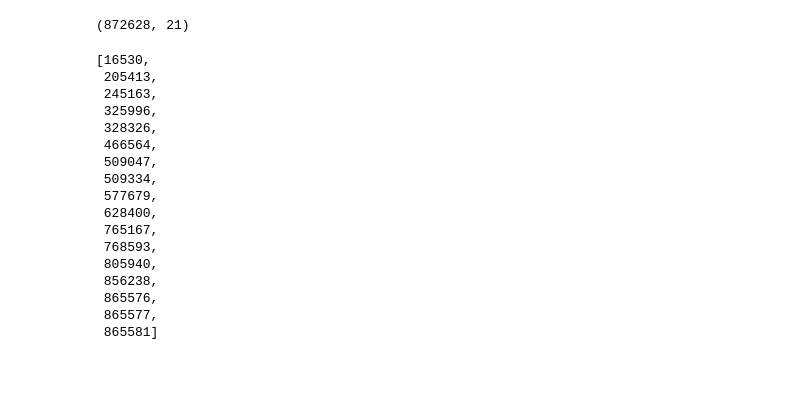
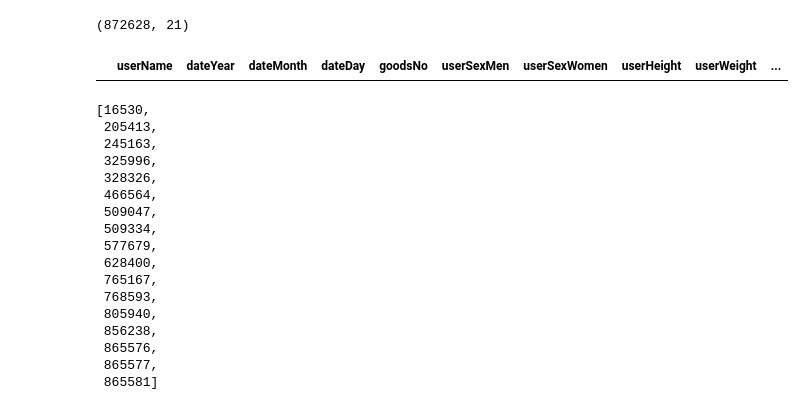
Before and after one commit to yoonjung1205/SSAFit, a Jupyter notebook: data/DataCrawling/Data/User/Preprocession Review Data.ipynb, the cells around one changed output. Drawn from its saved outputs; the diff is of its cells as text; code cells hidden in the pictures; blank space fills up the shorter version.

```diff
--- a/data/DataCrawling/Data/User/Preprocession Review Data.ipynb
+++ b/data/DataCrawling/Data/User/Preprocession Review Data.ipynb
@@ -1982,7 +1982,7 @@ df_outer.shape
 # %% [markdown]
 ### 탈퇴 인원 제거
 # %%
-df_outer.dropna(subset="userName", axis=0, inplace=True)
+df_outer.dropna(subset=["userName"], axis=0, inplace=True)
 df_outer = df_outer.reset_index(drop=True)
 # %%
 df_outer.shape
@@ -1991,7 +1991,7 @@ df_outer.shape
 # %% [markdown]
 ### Date를 년, 월, 일로 등분
 # %%
-df_outer.dropna(subset="date", axis=0, inplace=True)
+df_outer.dropna(subset=["date"], axis=0, inplace=True)
 # %%
 df_outer.shape
 # %% [output]
@@ -2122,6 +2122,10 @@ df_outer.dropna(subset=["userHeight", "userWeight"], axis=0, inplace=True)
 df_outer.shape
 # %% [output]
 (872628, 21)
+# %%
+df_outer[df_outer.userHeight=='<br/>']
+# %% [output]
+|  | userName | dateYear | dateMonth | dateDay | goodsNo | userSexMen | userSexWomen | userHeight | userWeight | ... |
 # %%
 df_outer.userHeight = df_outer.userHeight.apply(lambda x: x.replace("cm", "").replace(" ", ""))
 df_outer.userHeight = df_outer.userHeight.astype('int64')
```
Also changed, not shown: parts of 7 cells of this notebook, 2 other files.
